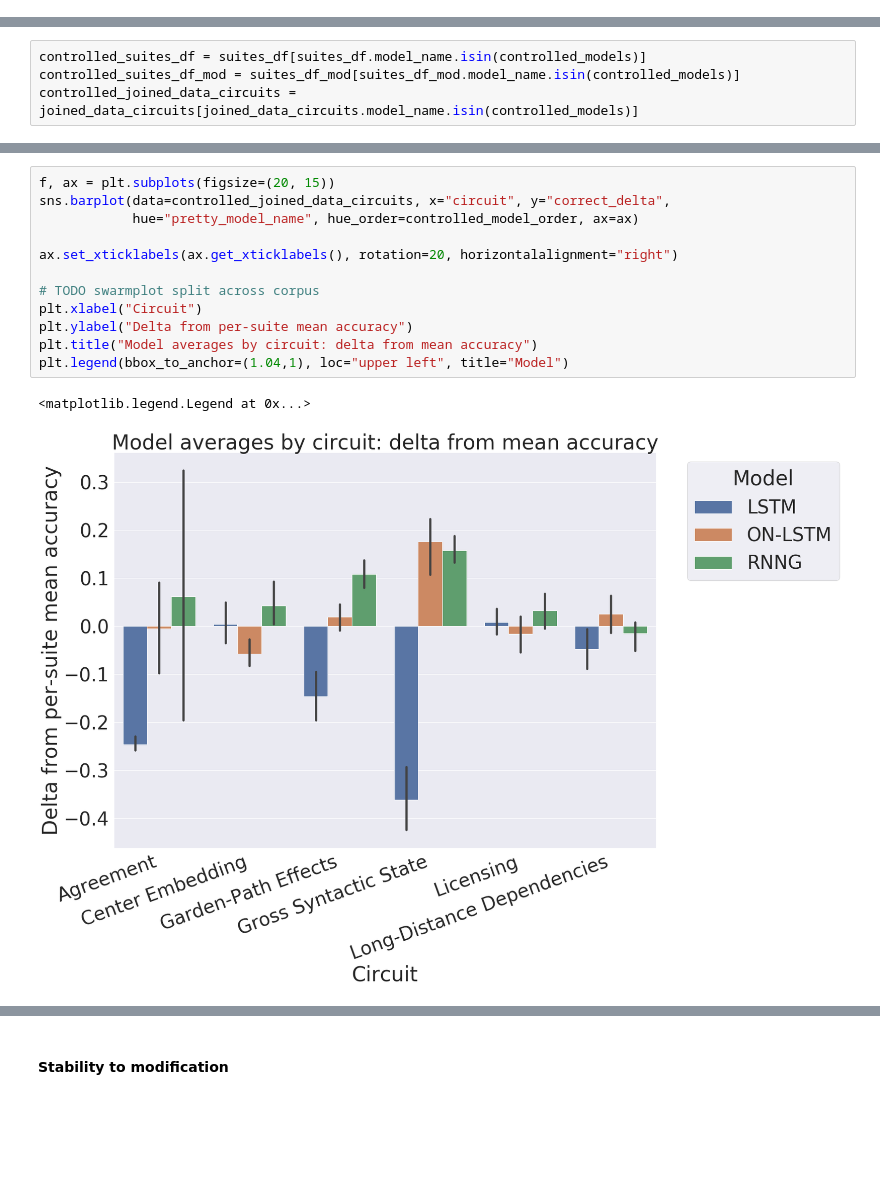
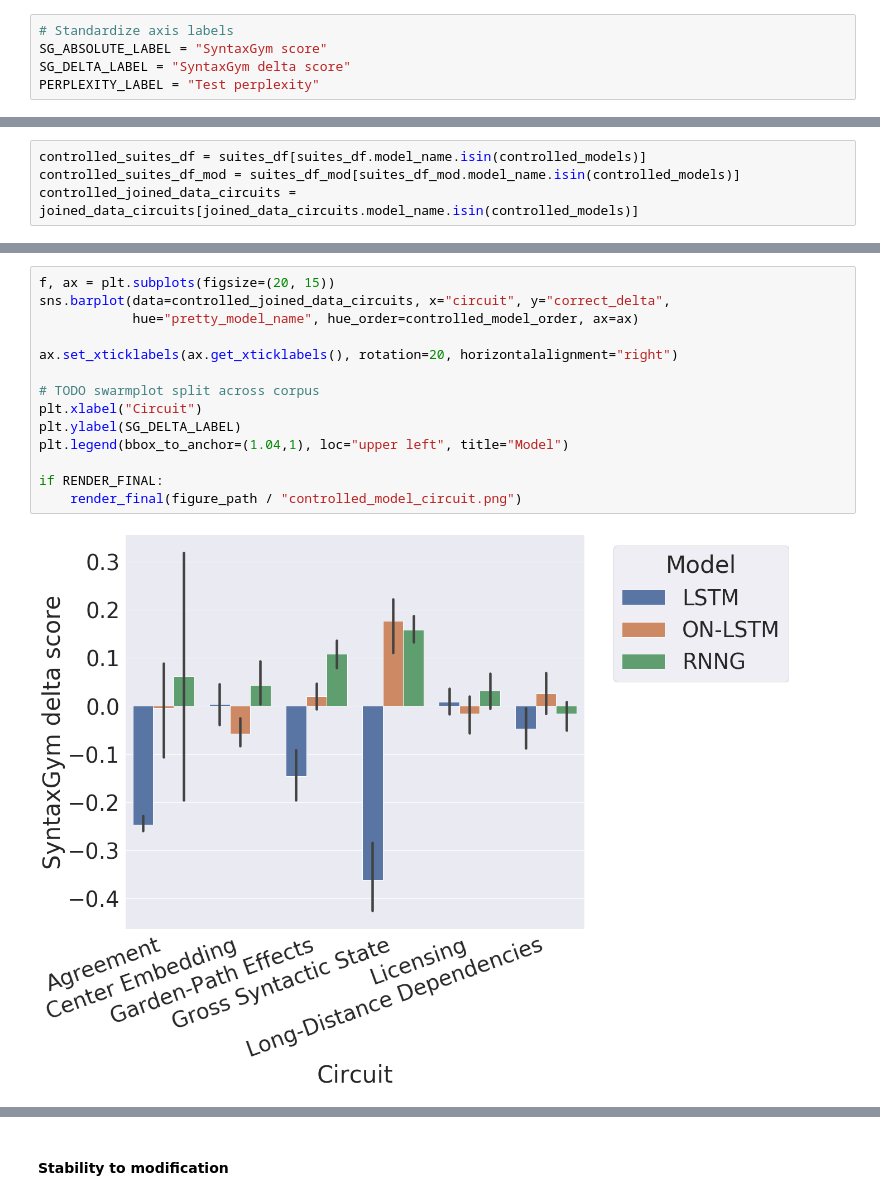
Before and after one commit to cpllab/syntactic-generalization, a Jupyter notebook: notebooks/final.ipynb, the cells around one changed output, grey strips where cells are left out. Saved outputs shown, nothing was run; the diff lists cells and outputs as text; blank space fills up the shorter version.

Commit message:
standardize labels; write final figure files

```diff
--- a/notebooks/final.ipynb
+++ b/notebooks/final.ipynb
@@ -280,6 +280,11 @@ def render_final(path):
     sns.despine()
     plt.tight_layout()
     plt.savefig(path)
+# %%
+# Standardize axis labels
+SG_ABSOLUTE_LABEL = "SyntaxGym score"
+SG_DELTA_LABEL = "SyntaxGym delta score"
+PERPLEXITY_LABEL = "Test perplexity"
 # %%
 # Establish consistent orderings of model names, corpus names, circuit names
 # for figure ordering / coloring. (NB these refer to prettified names)
@@ -353,18 +360,19 @@ Text(0.5, 1.0, 'Corpus averages: delta from mean accuracy')
 # %%
 f, ax = plt.subplots(figsize=(20, 15))
 sns.barplot(data=controlled_joined_data_circuits, x="circuit", y="correct_delta",
             hue="pretty_model_name", hue_order=controlled_model_order, ax=ax)
 
 ax.set_xticklabels(ax.get_xticklabels(), rotation=20, horizontalalignment="right")
 
 # TODO swarmplot split across corpus
 plt.xlabel("Circuit")
-plt.ylabel("Delta from per-suite mean accuracy")
-plt.title("Model averages by circuit: delta from mean accuracy")
+plt.ylabel(SG_DELTA_LABEL)
 plt.legend(bbox_to_anchor=(1.04,1), loc="upper left", title="Model")
+
+if RENDER_FINAL:
+    render_final(figure_path / "controlled_model_circuit.png")
 # %% [output]
-<matplotlib.legend.Legend at 0x...>
-[figure, old version]
+[figure, new version]
 # %%
 f, ax = plt.subplots(figsize=(20, 15))
 sns.barplot(data=controlled_joined_data_circuits, x="circuit", y="correct_delta",
```
Also changed, not shown: parts of 14 cells of this notebook, 1 other file.
